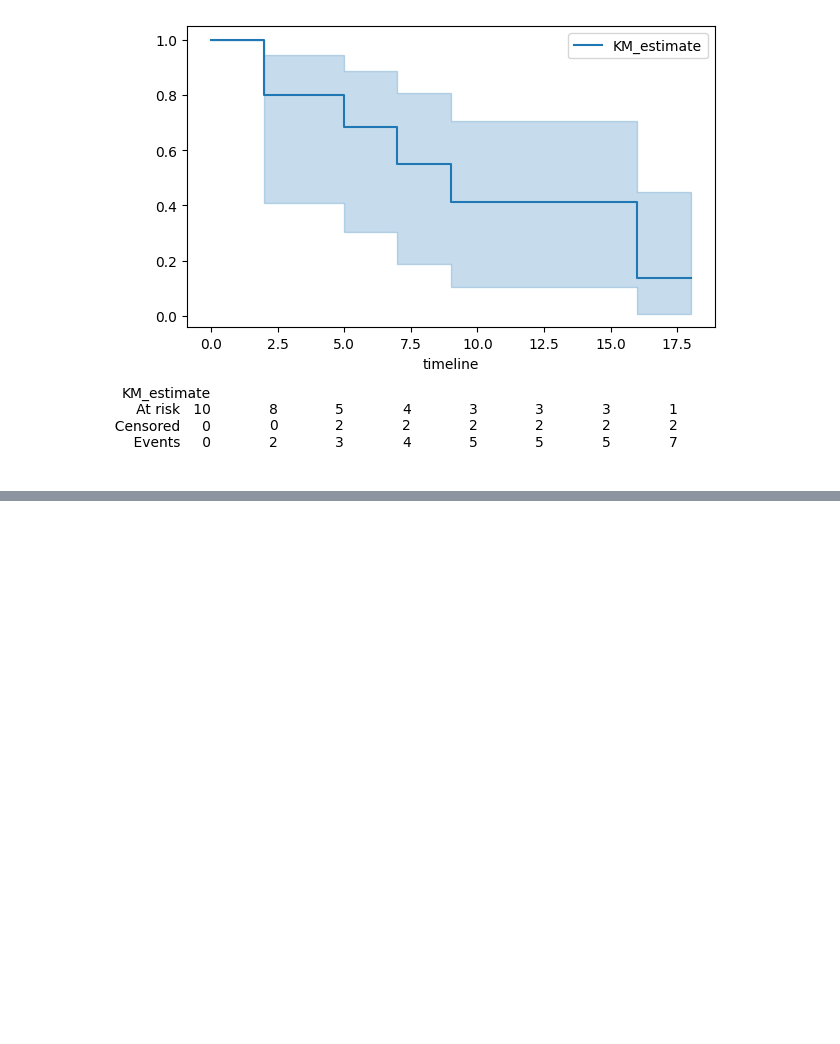
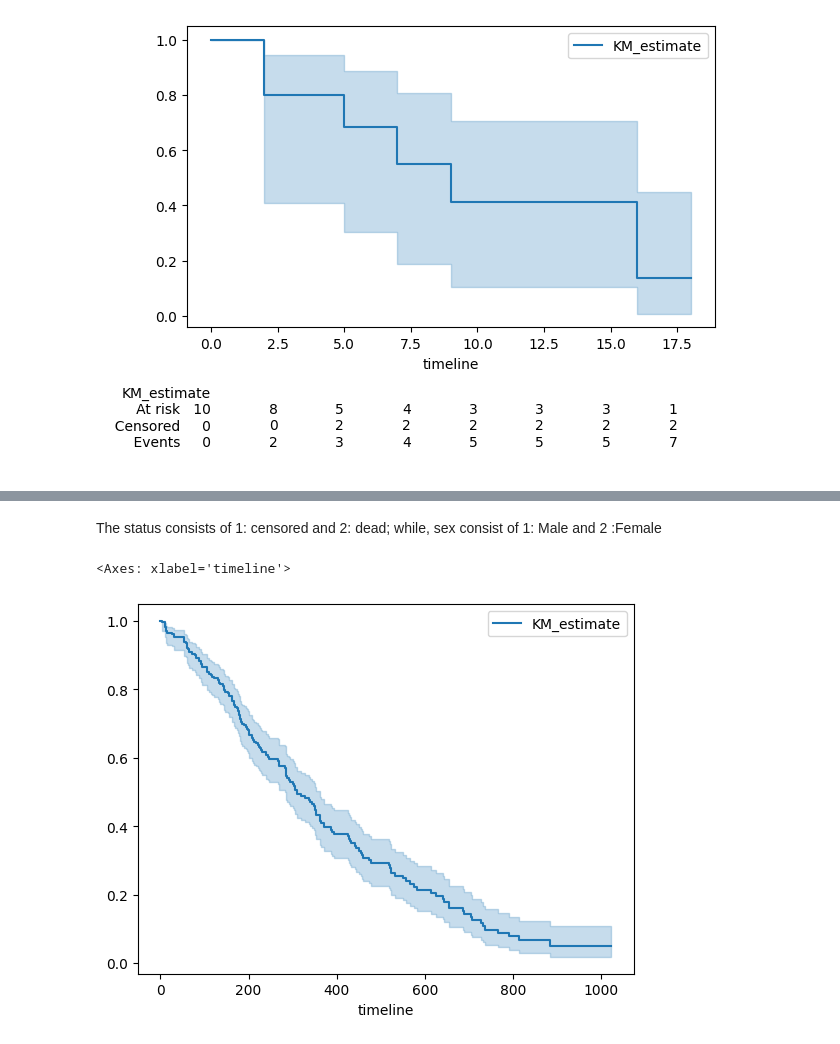
Before and after one commit to gkumar01/Python-data-analysis, a Jupyter notebook: Notebooks/Survival_analysis.ipynb, the cells around one changed output, grey strips where cells are left out. Saved outputs shown, nothing was run; the diff lists cells and outputs as text; code cells hidden in the pictures; blank space fills up the shorter version.

Commit message:
added lung dataset and logrank test

```diff
--- a/Notebooks/Survival_analysis.ipynb
+++ b/Notebooks/Survival_analysis.ipynb
@@ -122,3 +122,8 @@ kmf.plot_survival_function(ax = ax, at_risk_counts = True)
 # %% [output]
 <Axes: xlabel='timeline'>
 [figure]
+# %%
+lung_dataset_path = '../input_data/lung.csv'
+lung_df = pd.read_csv(lung_dataset_path)
+print(lung_df.shape)
+print(lung_df.head())
@@ -124,0 +145,9 @@ kmf.plot_survival_function(ax = ax, at_risk_counts = True)
+# %% [markdown]
+The status consists of 1: censored and 2: dead; while, sex consist of 1: Male and 2 :Female
+# %%
+kmf = KaplanMeierFitter()
+kmf.fit(durations = lung_df['time'], event_observed = lung_df['status'])
+kmf.plot_survival_function()
+# %% [output]
+<Axes: xlabel='timeline'>
+[figure, added]
```
Also changed, not shown: parts of 8 cells of this notebook, 1 other file.
